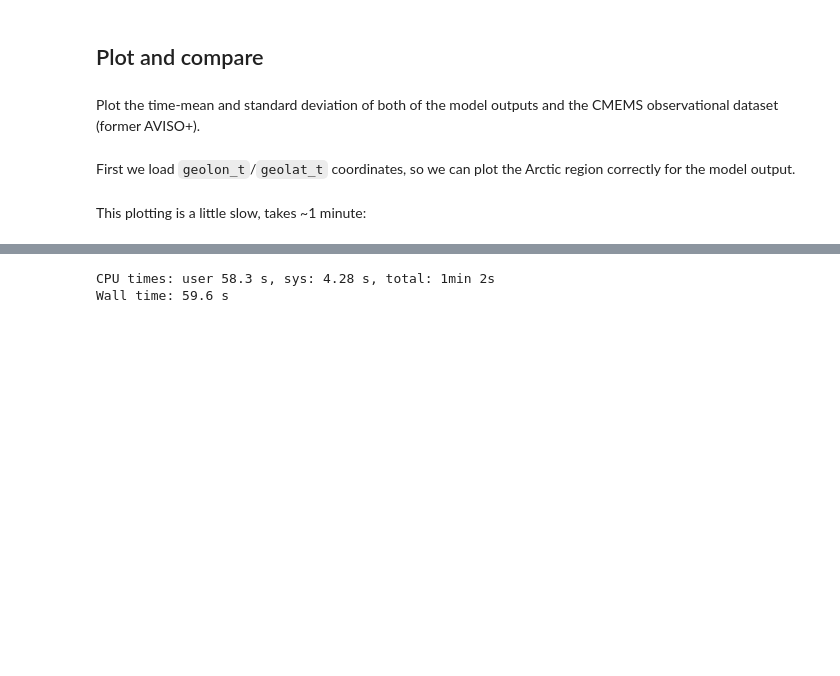
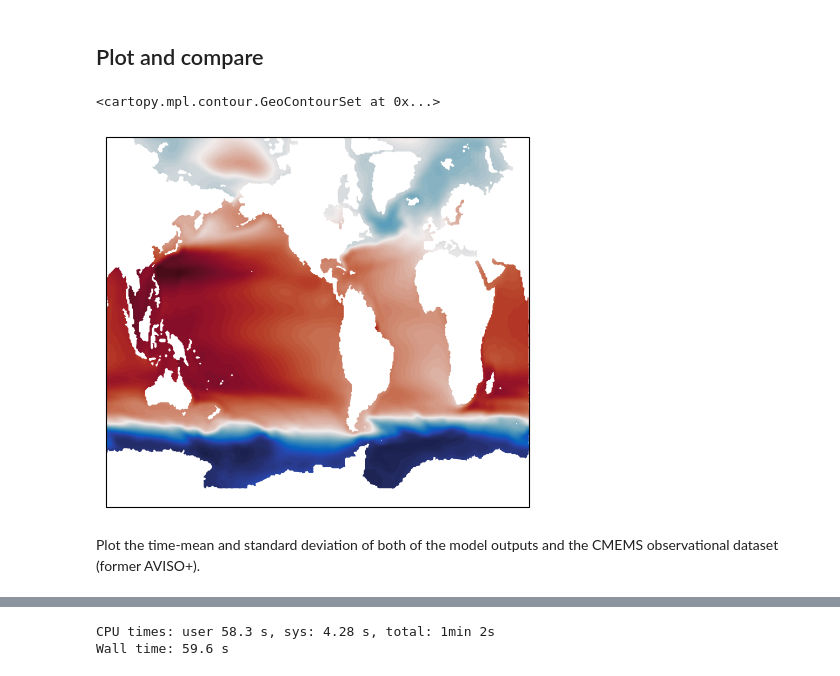
Before and after one commit to ACCESS-NRI/ACCESS-ENSO-recipes, a Jupyter notebook: cosima/Compare_SSH_model_obs.ipynb, the cells around one changed output, grey strips where cells are left out. Drawn from its saved outputs; the diff is of its cells as text; code cells hidden in the pictures; blank space fills up the shorter version.

```diff
--- a/cosima/Compare_SSH_model_obs.ipynb
+++ b/cosima/Compare_SSH_model_obs.ipynb
@@ -111,0 +22,27 @@ Wall time: 2min 24s
+# %%
+from esmvalcore.dataset import Dataset
+model_datasets = {
+"ACCESS-OM2":
+    Dataset(
+    short_name='zos',
+    project='CMIP6',
+    activity='OMIP',
+    mip="Omon",
+    exp="omip2",
+    ensemble="r1i1p1f1",
+    timerange="0306/0366",
+    dataset="ACCESS-OM2",
+    grid="gn"
+),
+"ACCESS-OM2-025":
+    Dataset(
+    short_name='zos',
+    project='CMIP6',
+    activity='OMIP',
+    mip="Omon",
+    exp="omip2",
+    ensemble="r1i1p1f1",
+    timerange="0306/0366",
+    dataset="ACCESS-OM2-025",
+    grid="gn"
+)}
@@ -111,0 +65,8 @@ Wall time: 2min 24s
+# %%
+## preprocessers
+from esmvalcore.preprocessor import climate_statistics
+
+def mean_std(cube):
+    m_cube = climate_statistics(cube, period="full", operator="mean")
+    std_cube = climate_statistics(cube, period="full", operator="std_dev")
+    return m_cube, std_cube
@@ -112,6 +87,17 @@ Wall time: 2min 24s
 # %% [markdown]
 ## Plot and compare
+# %%
+import iris.plot as iplt
+import matplotlib.pyplot as plt
+import cartopy.crs as ccrs
+import cmocean as cm
+
+projection = ccrs.Robinson(central_longitude=-100)
+plt.subplot(projection=projection)
+mean, std = mean_std(model_datasets['ACCESS-OM2'].load())
+iplt.contourf(mean, levels=100, cmap = cm.cm.balance)
+# %% [output]
+<cartopy.mpl.contour.GeoContourSet at 0x...>
+[figure, added]
 # %% [markdown]
 Plot the time-mean and standard deviation of both of the model outputs and the CMEMS observational dataset (former AVISO+).
-# %% [markdown]
-First we load `geolon_t`/`geolat_t` coordinates, so we can plot the Arctic region correctly for the model output.
@@ -136,2 +103,0 @@ ssh025_std = ssh025_std.assign_coords({"geolon_t": geolon_t_025, "geolat_t": geo
-# %% [markdown]
-This plotting is a little slow, takes ~1 minute:
```
Also changed, not shown: parts of 21 cells of this notebook.
